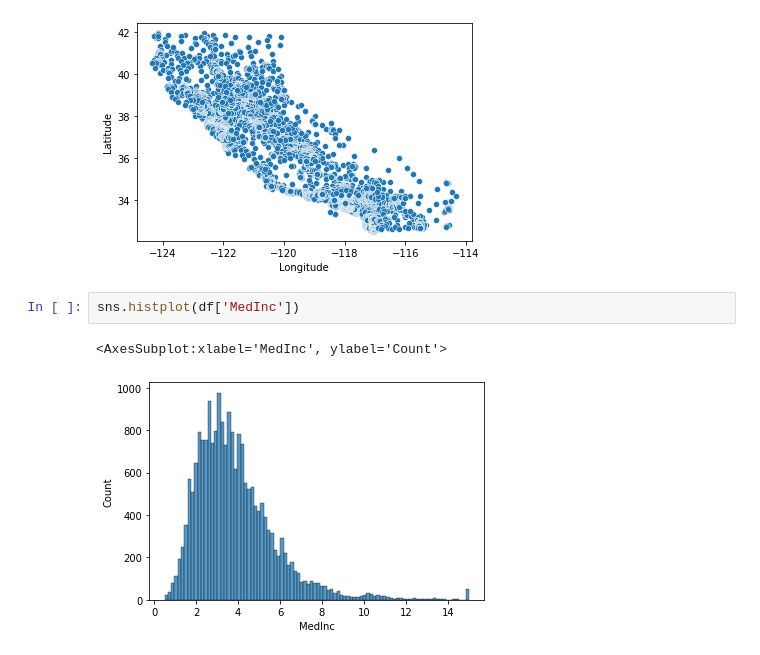
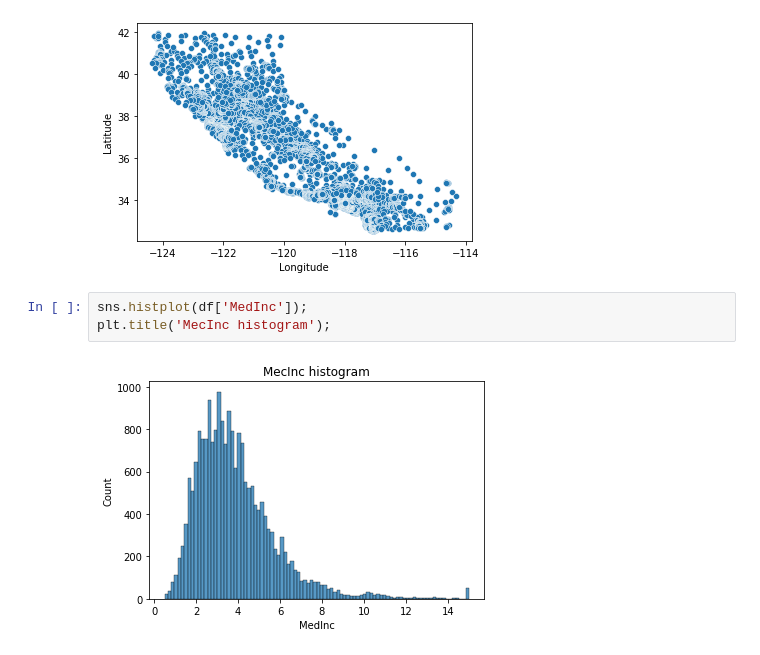
Before and after one commit to ilijalazarevic/ml_gitflow, a Jupyter notebook: session01/session01.ipynb, the cells around one changed output. Drawn from its saved outputs; the diff is of its cells as text.

```diff
--- a/session01/session01.ipynb
+++ b/session01/session01.ipynb
@@ -42,7 +42,7 @@ sns.scatterplot(x=df['Longitude'], y=df['Latitude'])
 <AxesSubplot:xlabel='Longitude', ylabel='Latitude'>
 [figure]
 # %%
-sns.histplot(df['MedInc'])
+sns.histplot(df['MedInc']);
+plt.title('MecInc histogram');
 # %% [output]
-<AxesSubplot:xlabel='MedInc', ylabel='Count'>
-[figure, old version]
+[figure, new version]
```
